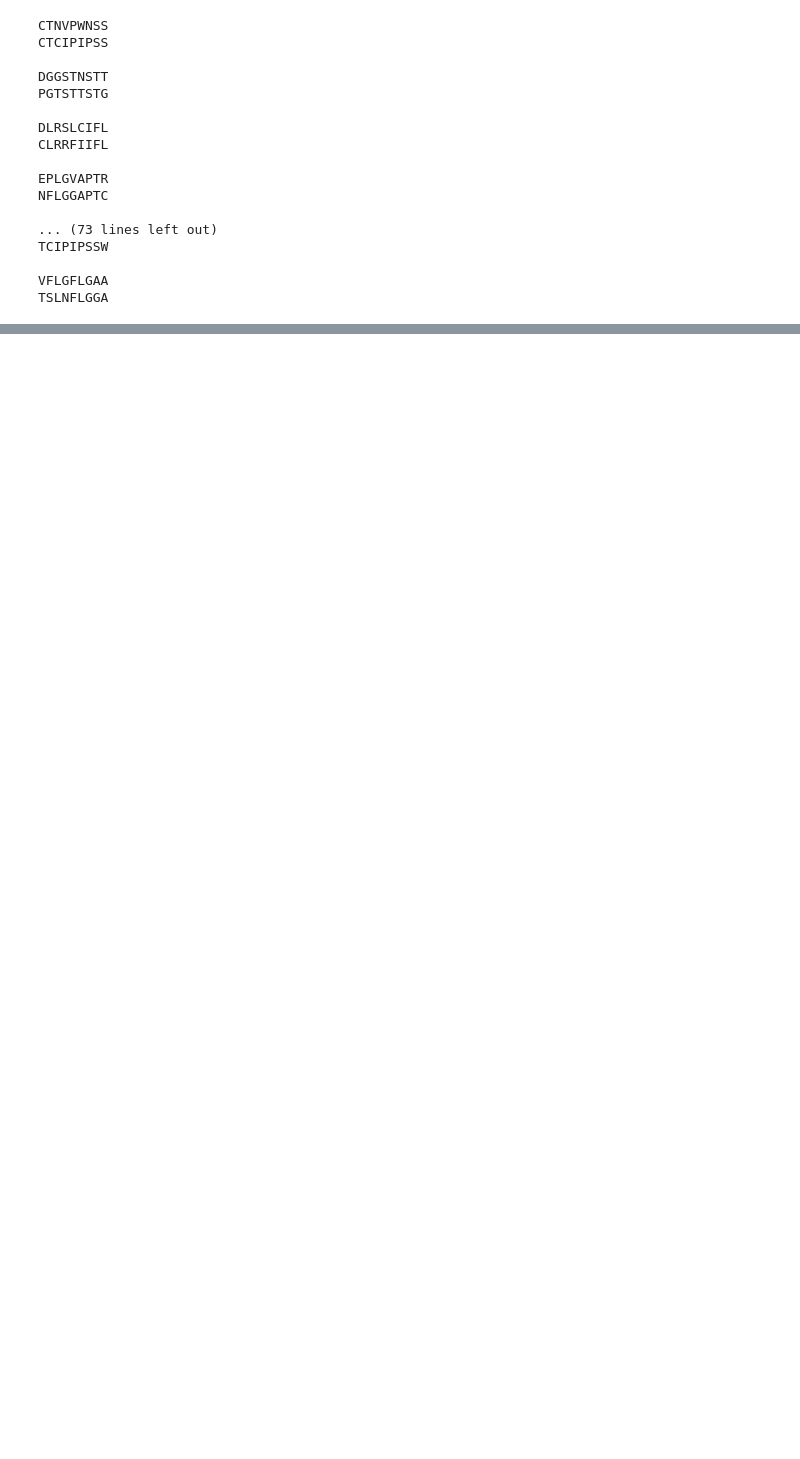
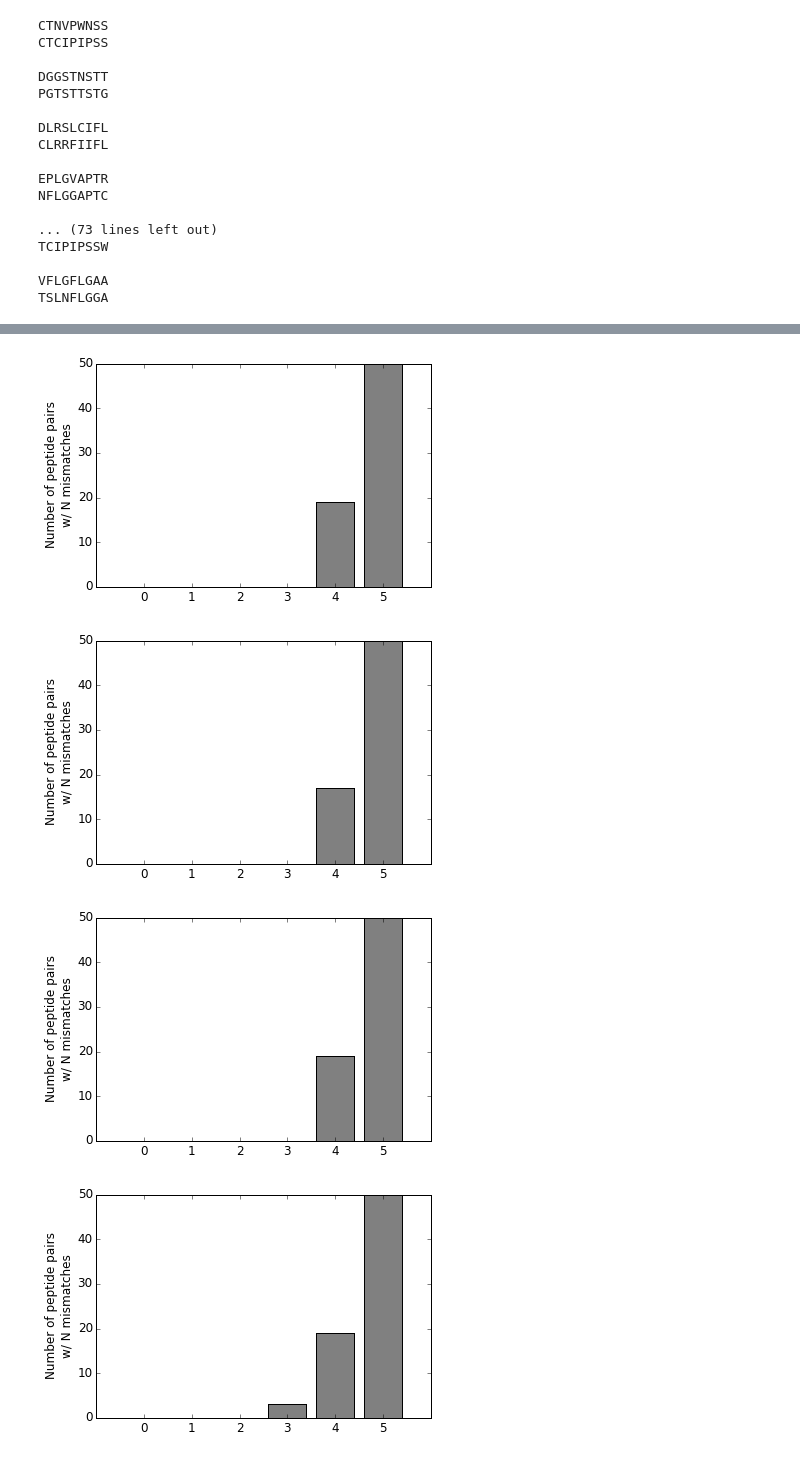
Before and after one commit to agartland/notebooks, a Jupyter notebook: Vaccine antigen cross-reactivity.ipynb, the cells around one changed output, grey strips where cells are left out. Cells and saved outputs as stored; diff of their text form; code cells hidden in the pictures; blank space fills up the shorter version.

```diff
--- a/Vaccine antigen cross-reactivity.ipynb
+++ b/Vaccine antigen cross-reactivity.ipynb
@@ -109,0 +131,22 @@ TSLNFLGGA
+# %%
+for rep in range(10):
+    Env_mers = unique(getMers(''.join([seqs['gp120_6980.v0.c31'][i] for i in permutation(len(seqs['gp120_6980.v0.c31']))]),nmers=[k]))
+    merPairs = []
+    pwdist = zeros(len(Env_mers)*len(HBsAg_mers))
+    for i,(env_pep, hbv_pep) in enumerate(itertools.product(Env_mers,HBsAg_mers)):
+        pwdist[i] = hamming_distance(env_pep,hbv_pep)
+        merPairs.append([env_pep,hbv_pep])
+    merPairs = array(merPairs)
+
+    oh = objhist(pwdist,keys=range(6))
+    figure()
+    bar(height=[oh[i] for i in arange(6)],left=arange(6),color='gray', align='center')
+    ylabel('Number of peptide pairs\nw/ N mismatches')
+    _ = xlim((-1,6))
+    _ = ylim((0,50))
+    _ = xticks(arange(6))
+# %% [output]
+[figure, added]
+[figure, added]
+[figure, added]
+[figure, added]
```
Also changed, not shown: parts of 11 cells of this notebook.
